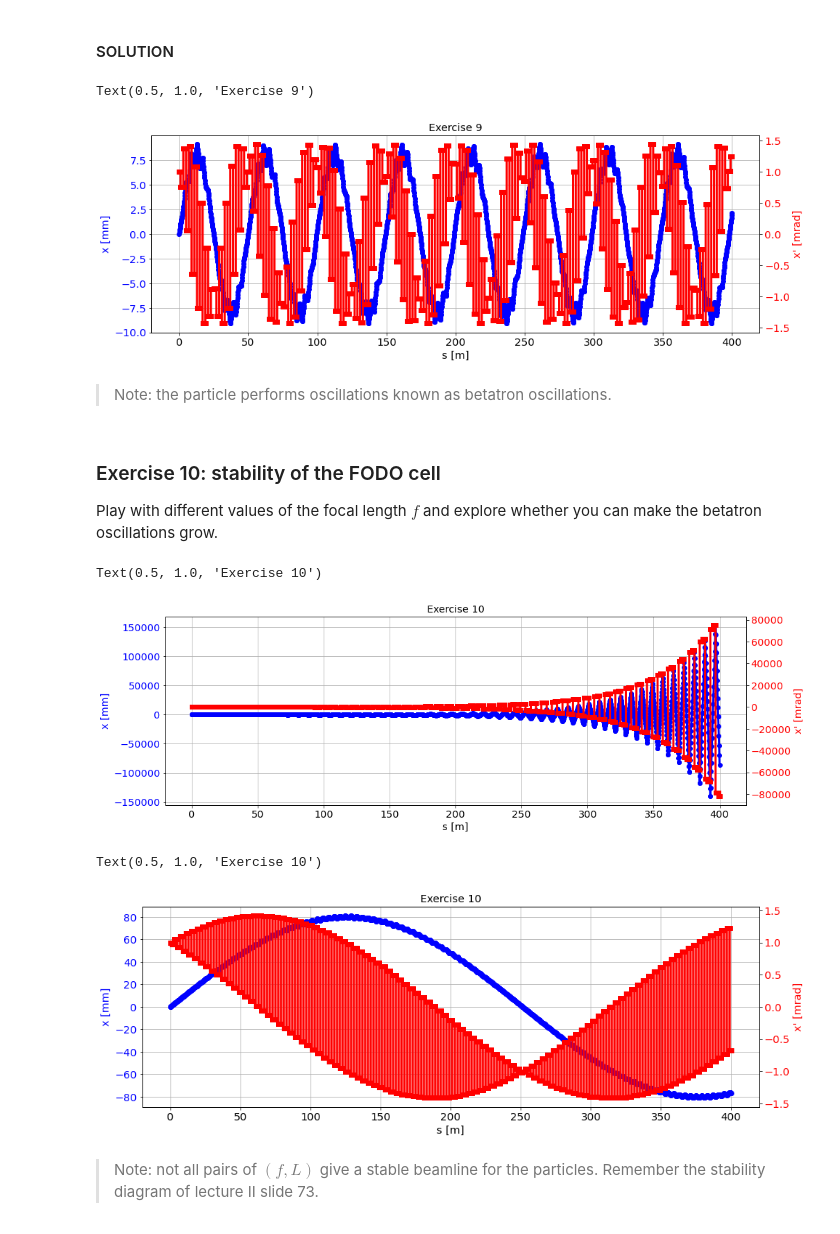
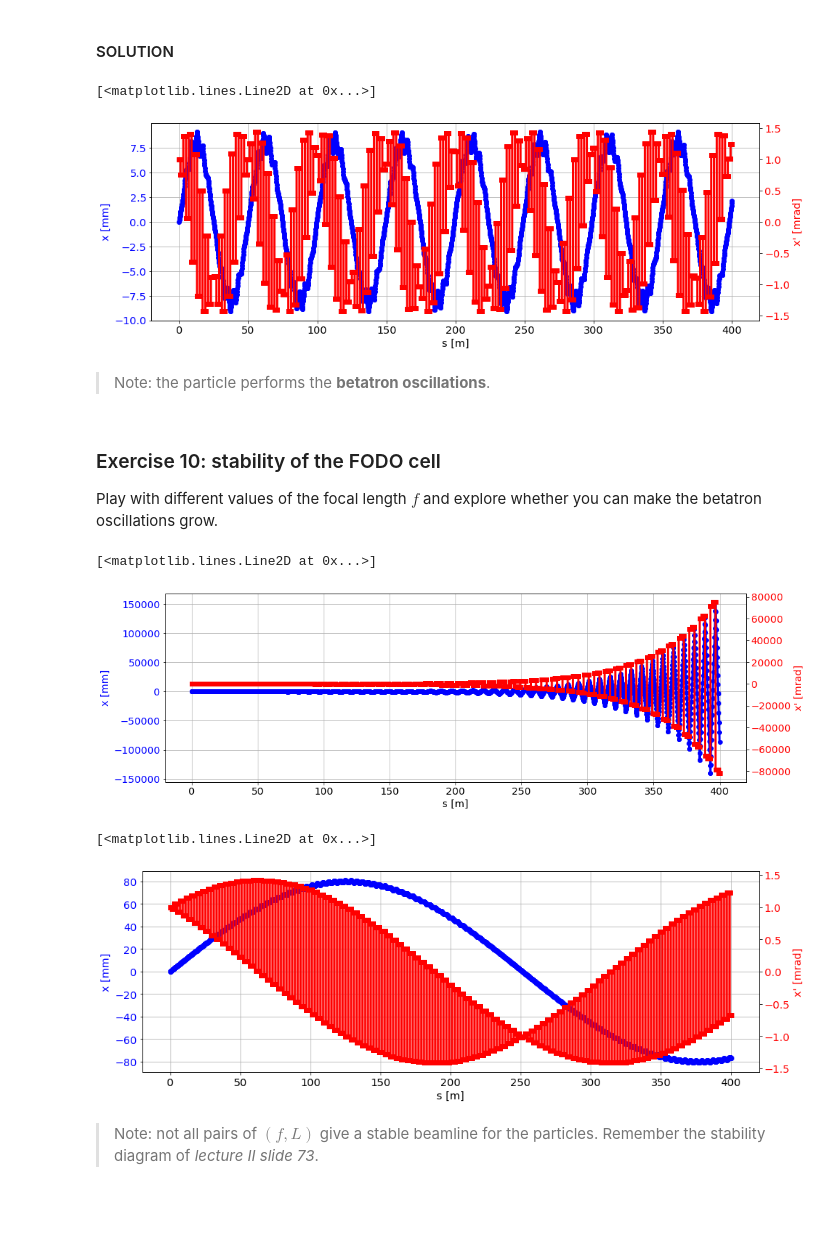
Before and after one commit to tprebiba/accelerators-teaching, a Jupyter notebook: 01_AUTH-2024_Accelerator_Physics/02_Single_Particle_Beamline_SOLUTIONS.ipynb, the cells around one changed output. Saved outputs shown, nothing was run; the diff lists cells and outputs as text; code cells hidden in the pictures.

```diff
--- a/01_AUTH-2024_Accelerator_Physics/02_Single_Particle_Beamline_SOLUTIONS.ipynb
+++ b/01_AUTH-2024_Accelerator_Physics/02_Single_Particle_Beamline_SOLUTIONS.ipynb
@@ -114,25 +118,24 @@ Plot the position $x$ and angle $x'$ through 100 cells.
 # %%
 # code here your solution...
 
 X = np.array([[0],
               [1e-3]])
 transported_particles = transportParticles(X, 100*FODO)
 
 plt.plot(transported_particles['s'], transported_particles['x']*1e3, 'o-b', lw=3)
 plt.grid(True)
 plt.xlabel('s [m]')
 plt.ylabel('x [mm]', color='b')
 plt.tick_params(axis='y', labelcolor='b')
 ax2 = plt.twinx()
 plt.ylabel("x' [mrad]", color='r')
 plt.tick_params(axis='y', labelcolor='r')
 plt.plot(transported_particles['s'], transported_particles['xp']*1e3, 's-r', lw=3)
-plt.title('Exercise 9')
 # %% [output]
-Text(0.5, 1.0, 'Exercise 9')
+[<matplotlib.lines.Line2D at 0x...>]
-[figure, old version]
+[figure, new version]
 # %% [markdown]
-> Note: the particle performs oscillations known as betatron oscillations.
+> Note: the particle performs the **betatron oscillations**.
 # %% [markdown]
 ### Exercise 10: stability of the FODO cell
 
@@ -158,10 +161,9 @@ ax2 = plt.twinx()
 plt.ylabel("x' [mrad]", color='r')
 plt.tick_params(axis='y', labelcolor='r')
 plt.plot(transported_particles['s'], transported_particles['xp']*1e3, 's-r', lw=3)
-plt.title('Exercise 10')
 # %% [output]
-Text(0.5, 1.0, 'Exercise 10')
+[<matplotlib.lines.Line2D at 0x...>]
-[figure, old version]
+[figure, new version]
 # %%
 # code here your solution...
 
@@ -183,9 +185,8 @@ ax2 = plt.twinx()
 plt.ylabel("x' [mrad]", color='r')
 plt.tick_params(axis='y', labelcolor='r')
 plt.plot(transported_particles['s'], transported_particles['xp']*1e3, 's-r', lw=3)
-plt.title('Exercise 10')
 # %% [output]
-Text(0.5, 1.0, 'Exercise 10')
+[<matplotlib.lines.Line2D at 0x...>]
-[figure, old version]
+[figure, new version]
 # %% [markdown]
-> Note: not all pairs of $(f,L)$ give a stable beamline for the particles. Remember the stability diagram of lecture II slide 73.
+> Note: not all pairs of $(f,L)$ give a stable beamline for the particles. Remember the stability diagram of *lecture II slide 73*.
```
Also changed, not shown: parts of 7 cells of this notebook.
